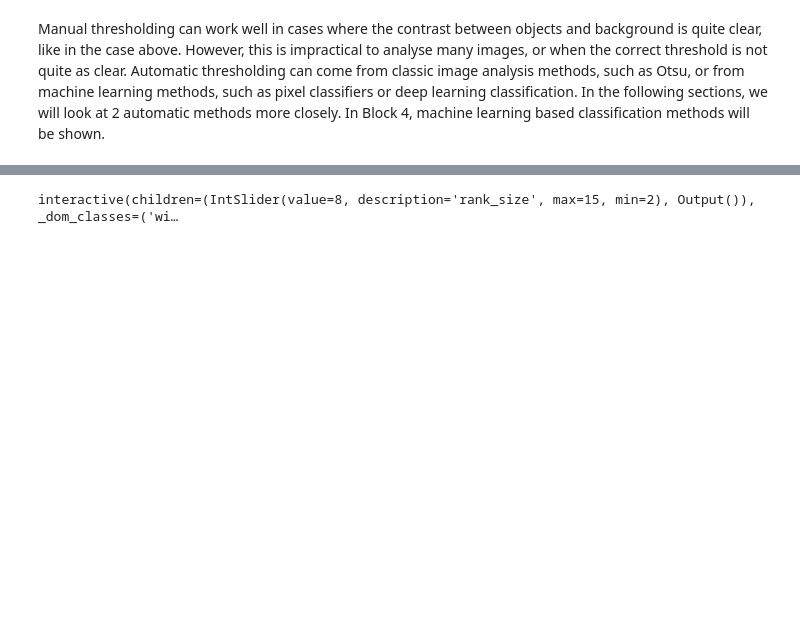
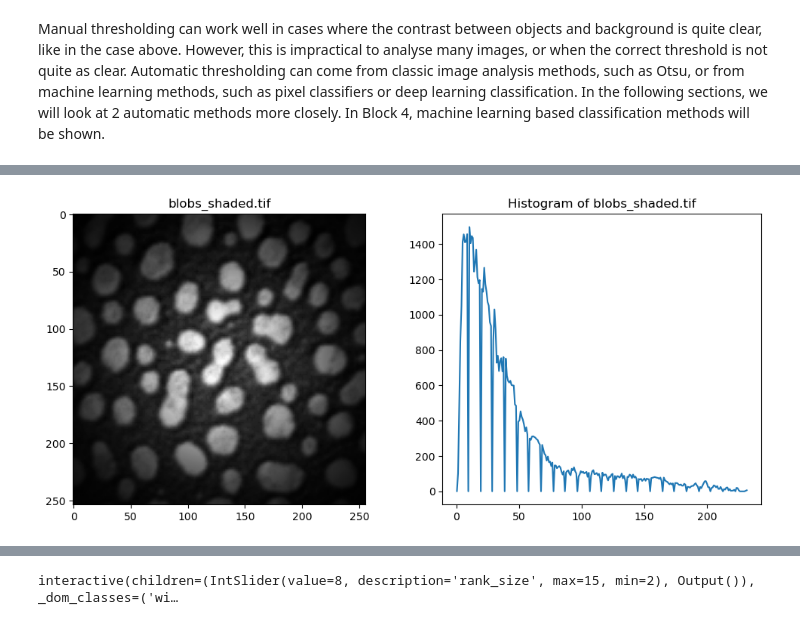
Before and after one commit to m-albert/mnb-image-analysis, a Jupyter notebook: materials/image_processing/image_processing.ipynb, the cells around one changed output, grey strips where cells are left out. Drawn from its saved outputs; the diff is of its cells as text; code cells hidden in the pictures; blank space fills up the shorter version.

```diff
--- a/materials/image_processing/image_processing.ipynb
+++ b/materials/image_processing/image_processing.ipynb
@@ -80,0 +115,13 @@ Otsu's method analyses the histogram of pixel intensities to find the most suita
+# %%
+img_blobs_shaded = tifffile.imread("../../data/blobs_shaded.tif").astype(float)
+
+# Show the image and its histogram side by side
+hist, bin_centers = exposure.histogram(img_blobs_shaded)
+fig, ax = plt.subplots(1, 2, figsize=(12, 5))
+ax[0].imshow(img_blobs_shaded, cmap="gray")
+ax[0].set_title("blobs_shaded.tif")
+ax[1].set_title("Histogram of blobs_shaded.tif")
+ax[1].plot(bin_centers, hist)
+plt.show()
+# %% [output]
+[figure, added]
```
Also changed, not shown: parts of 20 cells of this notebook.
